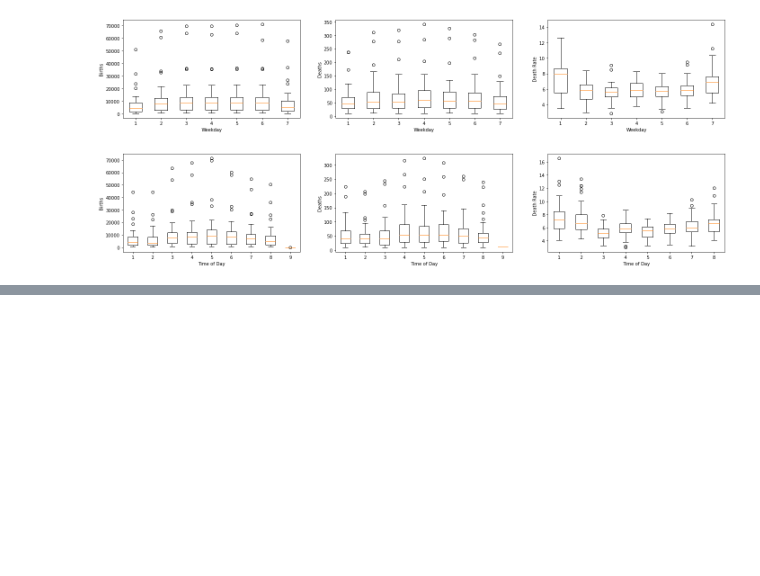
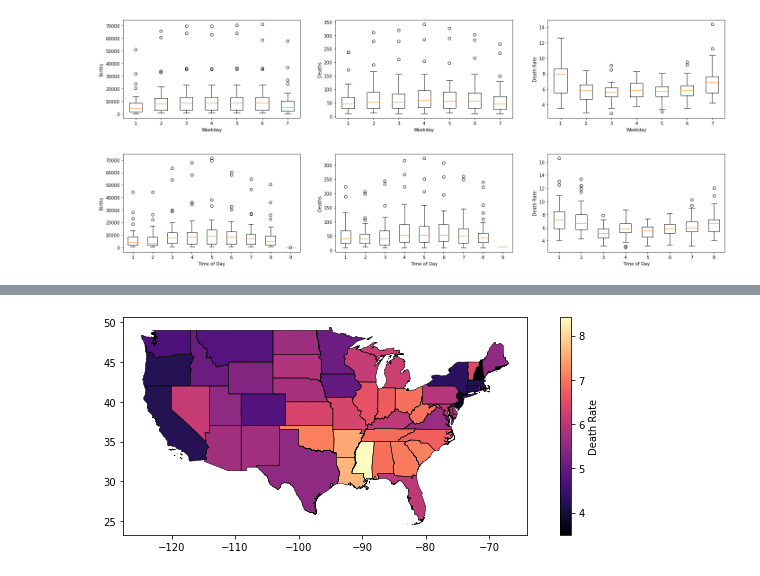
Before and after one commit to kels271828/ds4a, a Jupyter notebook: notebooks/explore_cdc.ipynb, the cells around one changed output, grey strips where cells are left out. Cells and saved outputs as stored; diff of their text form; code cells hidden in the pictures; blank space fills up the shorter version.

```diff
--- a/notebooks/explore_cdc.ipynb
+++ b/notebooks/explore_cdc.ipynb
@@ -56,0 +90,8 @@ plot_time(hours, 'Time of Day Code', 'Time of Day')
+# %%
+# Take a look at death rate by state
+fig, ax = plt.subplots(figsize=(12, 4))
+states.boundary.plot(edgecolor='k', linewidth=0.5, ax=ax)
+df['DeathRate'] = df['Death Rate'].astype(float)
+df.plot(cmap='magma', column='Death Rate', legend=True, legend_kwds={'label': 'Death Rate'}, ax=ax);
+# %% [output]
+[figure, added]
```
Also changed, not shown: parts of 8 cells of this notebook.
